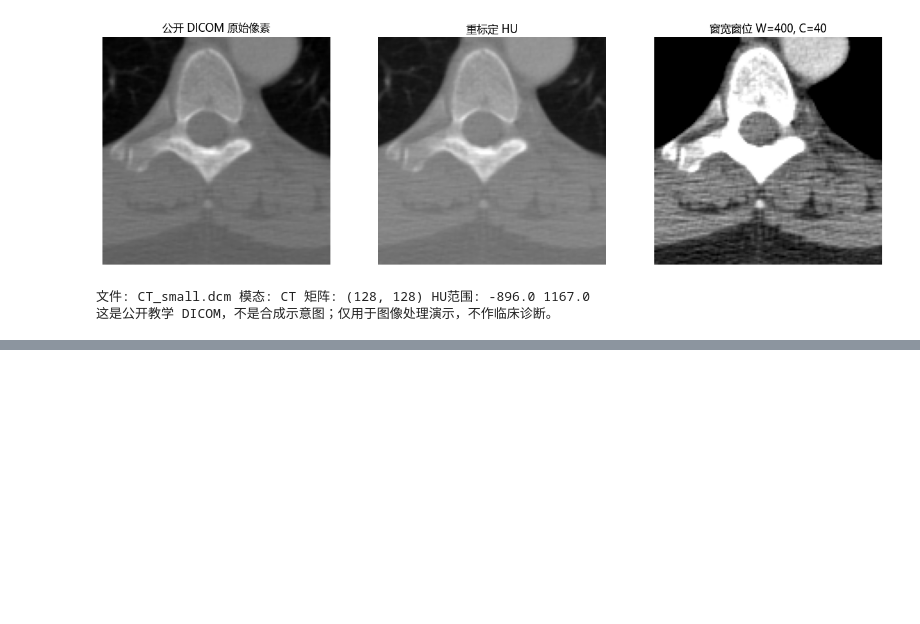
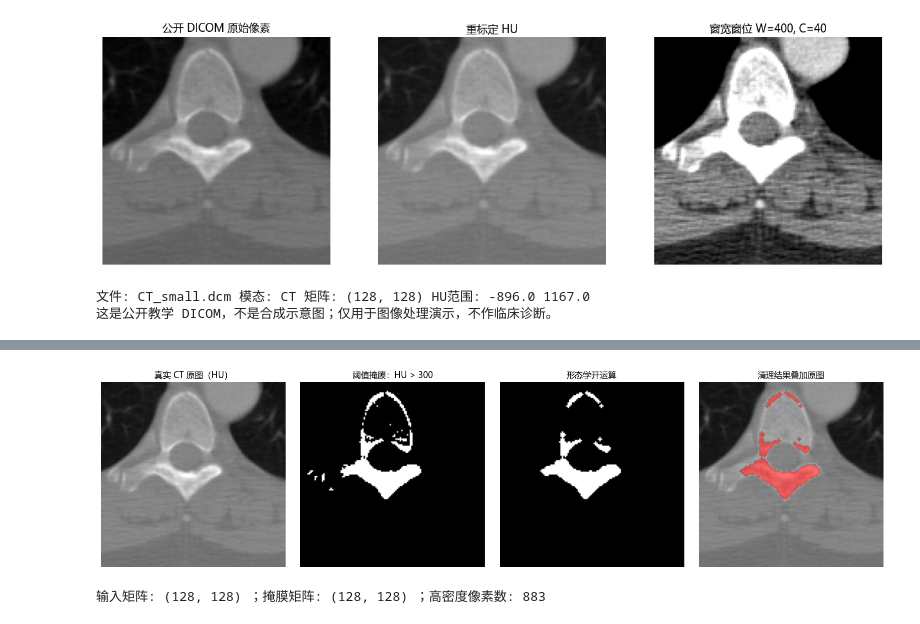
Before and after one commit to XuelinHu/cv-beginner-course, a Jupyter notebook: notebooks/14_ct_preprocessing.ipynb, the cells around one changed output, grey strips where cells are left out. Saved outputs shown, nothing was run; the diff lists cells and outputs as text; code cells hidden in the pictures; blank space fills up the shorter version.

```diff
--- a/notebooks/14_ct_preprocessing.ipynb
+++ b/notebooks/14_ct_preprocessing.ipynb
@@ -26,0 +31,19 @@ print("这是公开教学 DICOM，不是合成示意图；仅用于图像处理
+# %%
+import cv2
+threshold_hu = 300
+raw_mask = (hu > threshold_hu).astype(np.uint8)
+kernel = cv2.getStructuringElement(cv2.MORPH_ELLIPSE, (3, 3))
+clean_mask = cv2.morphologyEx(raw_mask, cv2.MORPH_OPEN, kernel)
+fig, axes = plt.subplots(1, 4, figsize=(16, 4))
+axes[0].imshow(hu, cmap='gray', vmin=-1000, vmax=1000); axes[0].set_title('真实 CT 原图（HU）')
+axes[1].imshow(raw_mask, cmap='gray', vmin=0, vmax=1); axes[1].set_title('阈值掩膜：HU > 300')
+axes[2].imshow(clean_mask, cmap='gray', vmin=0, vmax=1); axes[2].set_title('形态学开运算')
+axes[3].imshow(hu, cmap='gray', vmin=-1000, vmax=1000)
+axes[3].imshow(np.ma.masked_where(clean_mask == 0, clean_mask), cmap='autumn', alpha=.55)
+axes[3].set_title('清理结果叠加原图')
+for ax in axes: ax.axis('off')
+plt.tight_layout(); plt.show()
+print('输入矩阵:', hu.shape, '；掩膜矩阵:', clean_mask.shape, '；高密度像素数:', int(clean_mask.sum()))
+# %% [output]
+[figure, added]
+输入矩阵: (128, 128) ；掩膜矩阵: (128, 128) ；高密度像素数: 883
```
Also changed, not shown: parts of 1 cell of this notebook, 2 other files.
